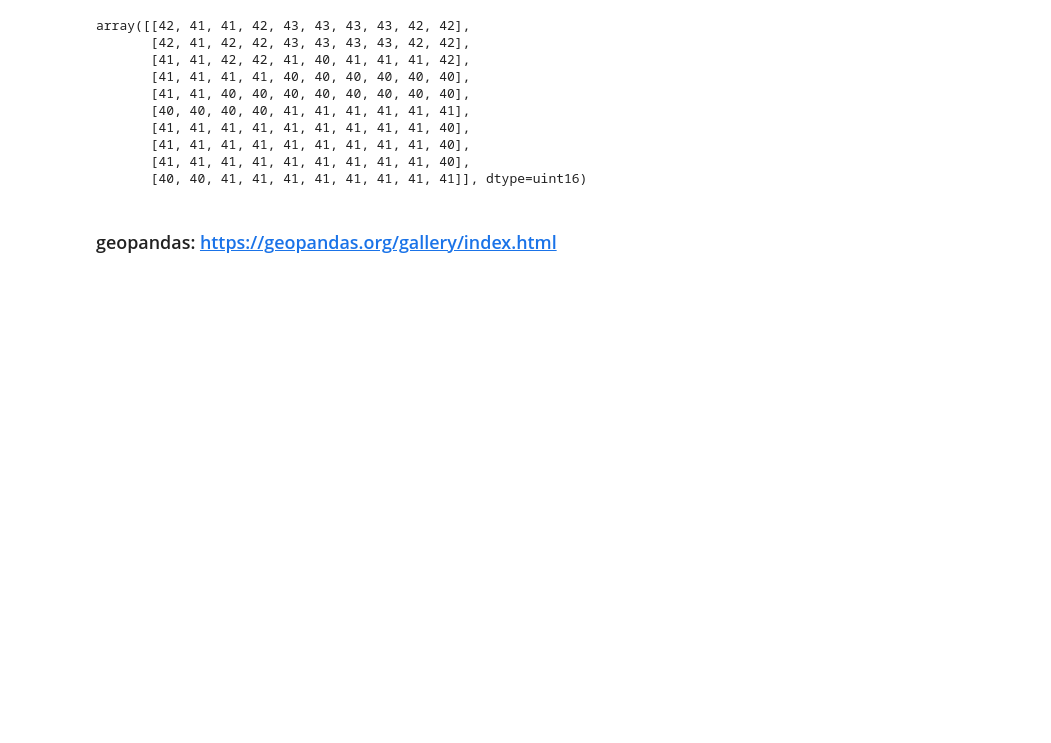
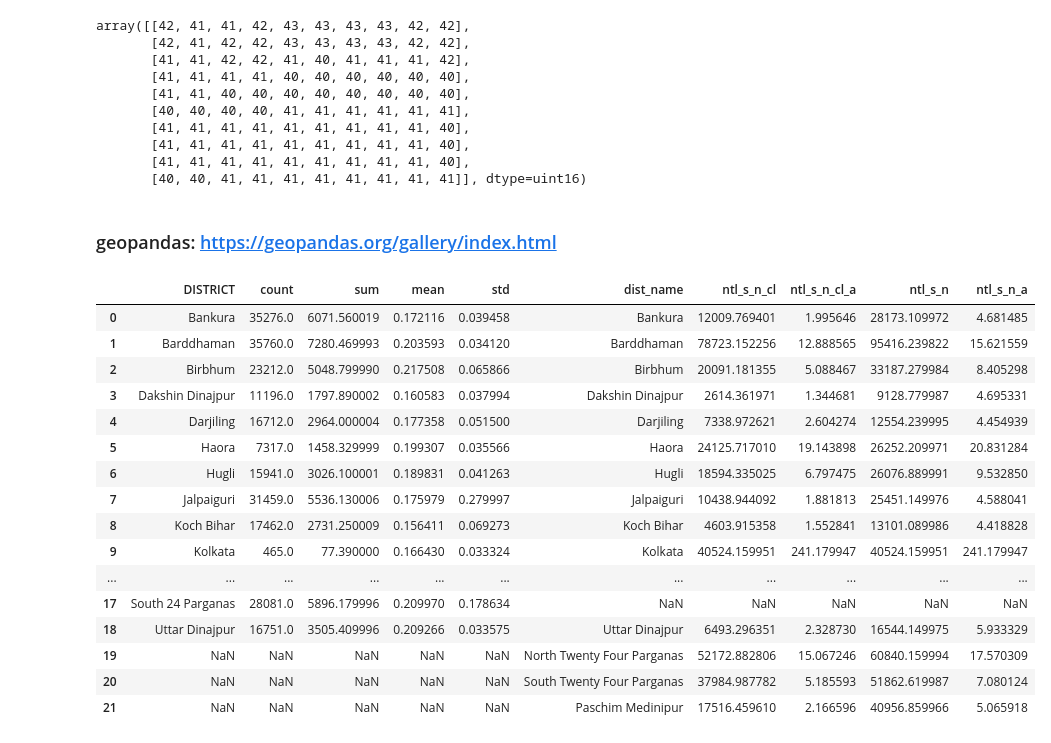
Before and after one commit to JayMan91/COVIDNightBand, a Jupyter notebook: Visual Geodata.ipynb, the cells around one changed output. Cells and saved outputs as stored; diff of their text form; code cells hidden in the pictures; blank space fills up the shorter version.

```diff
--- a/Visual Geodata.ipynb
+++ b/Visual Geodata.ipynb
@@ -275,0 +384,4 @@ array([[42, 41, 41, 42, 43, 43, 43, 43, 42, 42],
+# %%
+df = pd.read_stata('VIIRS_lights_monthly_2012_2017_DistrictLevel_IND_share_new.dta')
+df_1712 = df[(df.State_name=='West Bengal')&(df.year==2017)&(df.month==12)][['dist_name','ntl_s_n_cl','ntl_s_n_cl_a','ntl_s_n','ntl_s_n_a']]
+df_1711 = df[(df.State_name=='West Bengal')&(df.year==2017)&(df.month==11)][['dist_name','ntl_s_n_cl','ntl_s_n_cl_a','ntl_s_n','ntl_s_n_a']]
@@ -275,0 +400,21 @@ array([[42, 41, 41, 42, 43, 43, 43, 43, 42, 42],
+# %%
+wb_17_12[['DISTRICT', 'count', 'sum', 'mean', 'std']].merge(df_1712,left_on='DISTRICT',right_on='dist_name',
+                                                            how='outer')
+# %% [output]
+|  | DISTRICT | count | sum | mean | std | dist_name | ntl_s_n_cl | ntl_s_n_cl_a | ntl_s_n | ntl_s_n_a |
+| 0 | Bankura | 35276.0 | 6071.560019 | 0.172116 | 0.039458 | Bankura | 12009.769401 | 1.995646 | 28173.109972 | 4.681485 |
+| 1 | Barddhaman | 35760.0 | 7280.469993 | 0.203593 | 0.034120 | Barddhaman | 78723.152256 | 12.888565 | 95416.239822 | 15.621559 |
+| 2 | Birbhum | 23212.0 | 5048.799990 | 0.217508 | 0.065866 | Birbhum | 20091.181355 | 5.088467 | 33187.279984 | 8.405298 |
+| 3 | Dakshin Dinajpur | 11196.0 | 1797.890002 | 0.160583 | 0.037994 | Dakshin Dinajpur | 2614.361971 | 1.344681 | 9128.779987 | 4.695331 |
+| 4 | Darjiling | 16712.0 | 2964.000004 | 0.177358 | 0.051500 | Darjiling | 7338.972621 | 2.604274 | 12554.239995 | 4.454939 |
+| 5 | Haora | 7317.0 | 1458.329999 | 0.199307 | 0.035566 | Haora | 24125.717010 | 19.143898 | 26252.209971 | 20.831284 |
+| 6 | Hugli | 15941.0 | 3026.100001 | 0.189831 | 0.041263 | Hugli | 18594.335025 | 6.797475 | 26076.889991 | 9.532850 |
+| 7 | Jalpaiguri | 31459.0 | 5536.130006 | 0.175979 | 0.279997 | Jalpaiguri | 10438.944092 | 1.881813 | 25451.149976 | 4.588041 |
+| 8 | Koch Bihar | 17462.0 | 2731.250009 | 0.156411 | 0.069273 | Koch Bihar | 4603.915358 | 1.552841 | 13101.089986 | 4.418828 |
+| 9 | Kolkata | 465.0 | 77.390000 | 0.166430 | 0.033324 | Kolkata | 40524.159951 | 241.179947 | 40524.159951 | 241.179947 |
+| ... | ... | ... | ... | ... | ... | ... | ... | ... | ... | ... |
+| 17 | South 24 Parganas | 28081.0 | 5896.179996 | 0.209970 | 0.178634 | NaN | NaN | NaN | NaN | NaN |
+| 18 | Uttar Dinajpur | 16751.0 | 3505.409996 | 0.209266 | 0.033575 | Uttar Dinajpur | 6493.296351 | 2.328730 | 16544.149975 | 5.933329 |
+| 19 | NaN | NaN | NaN | NaN | NaN | North Twenty Four Parganas | 52172.882806 | 15.067246 | 60840.159994 | 17.570309 |
+| 20 | NaN | NaN | NaN | NaN | NaN | South Twenty Four Parganas | 37984.987782 | 5.185593 | 51862.619987 | 7.080124 |
+| 21 | NaN | NaN | NaN | NaN | NaN | Paschim Medinipur | 17516.459610 | 2.166596 | 40956.859966 | 5.065918 |
```
Also changed, not shown: parts of 17 cells of this notebook, 2 other files.
